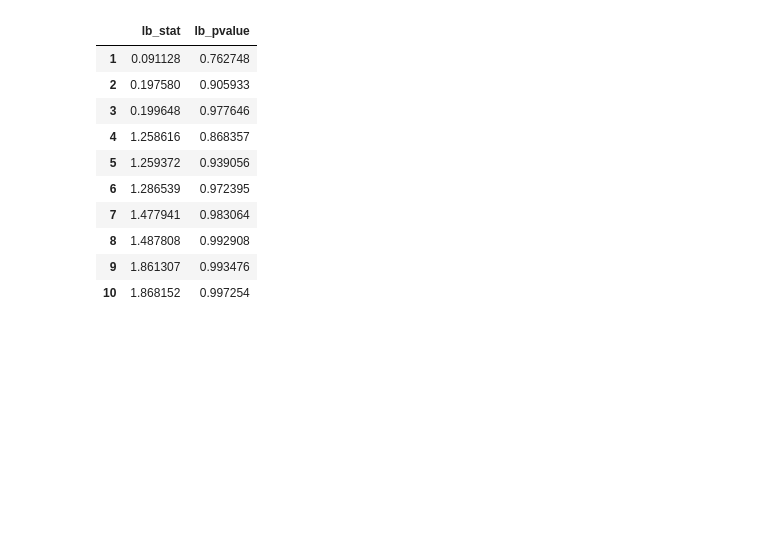
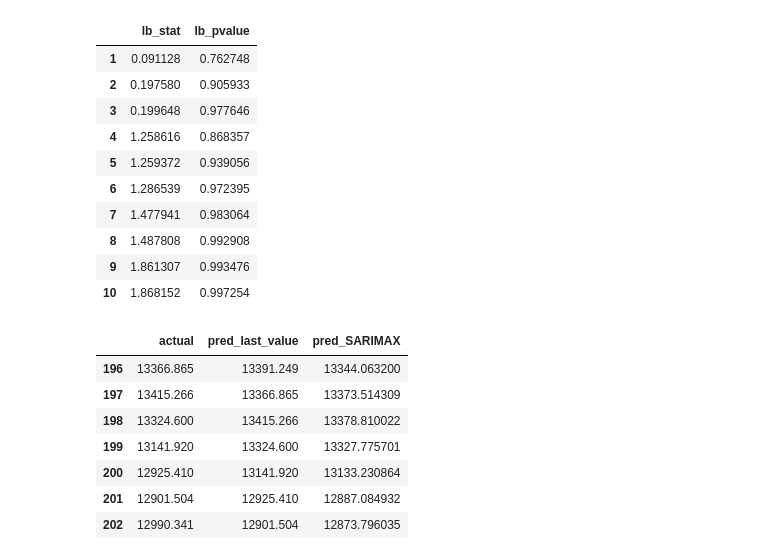
Before and after one commit to JPL-JUNO/Time-Series, a Jupyter notebook: TSFP/code/ch09_adding_external_variables_to_our_model.ipynb, the cells around one changed output. Cells and saved outputs as stored; diff of their text form; code cells hidden in the pictures; blank space fills up the shorter version.

```diff
--- a/TSFP/code/ch09_adding_external_variables_to_our_model.ipynb
+++ b/TSFP/code/ch09_adding_external_variables_to_our_model.ipynb
@@ -270,3 +266,34 @@ lb_result
 | 8 | 1.487808 | 0.992908 |
 | 9 | 1.861307 | 0.993476 |
 | 10 | 1.868152 | 0.997254 |
+# %%
+def rolling_forecast(
+    endog: Union[pd.Series, list],
+    exog: Union[pd.Series, list],
+    train_len: int,
+    horizon: int,
+    window: int,
+    method: str,
+) -> list:
+    total_len = train_len + horizon
+    if method == "last":
+        pred_last_value = []
+        for i in range(train_len, total_len, window):
+            last_value = endog[:i].iloc[-1]
+            pred_last_value.extend(last_value for _ in range(window))
+        return pred_last_value
+    elif method == "SARIMAX":
+        pred_SARIMAX = []
+        for i in range(train_len, total_len, window):
+            model = SARIMAX(
+                endog[:i],
+                exog[:i],
+                order=(3, 1, 3),
+                seasonal_order=(0, 0, 0, 4),
+                simple_differencing=False,
+            )
+            res = model.fit(disp=False)
+            predictions = res.get_prediction(exog=exog)
+            oss_pred = predictions.predicted_mean.iloc[-window:]
+            pred_SARIMAX.extend(oss_pred)
+        return pred_SARIMAX
@@ -272,0 +311,11 @@ lb_result
+# %%
+pred_df
+# %% [output]
+|  | actual | pred_last_value | pred_SARIMAX |
+| 196 | 13366.865 | 13391.249 | 13344.063200 |
+| 197 | 13415.266 | 13366.865 | 13373.514309 |
+| 198 | 13324.600 | 13415.266 | 13378.810022 |
+| 199 | 13141.920 | 13324.600 | 13327.775701 |
+| 200 | 12925.410 | 13141.920 | 13133.230864 |
+| 201 | 12901.504 | 12925.410 | 12887.084932 |
+| 202 | 12990.341 | 12901.504 | 12873.796035 |
```
Also changed, not shown: parts of 9 cells of this notebook, 4 other files.
